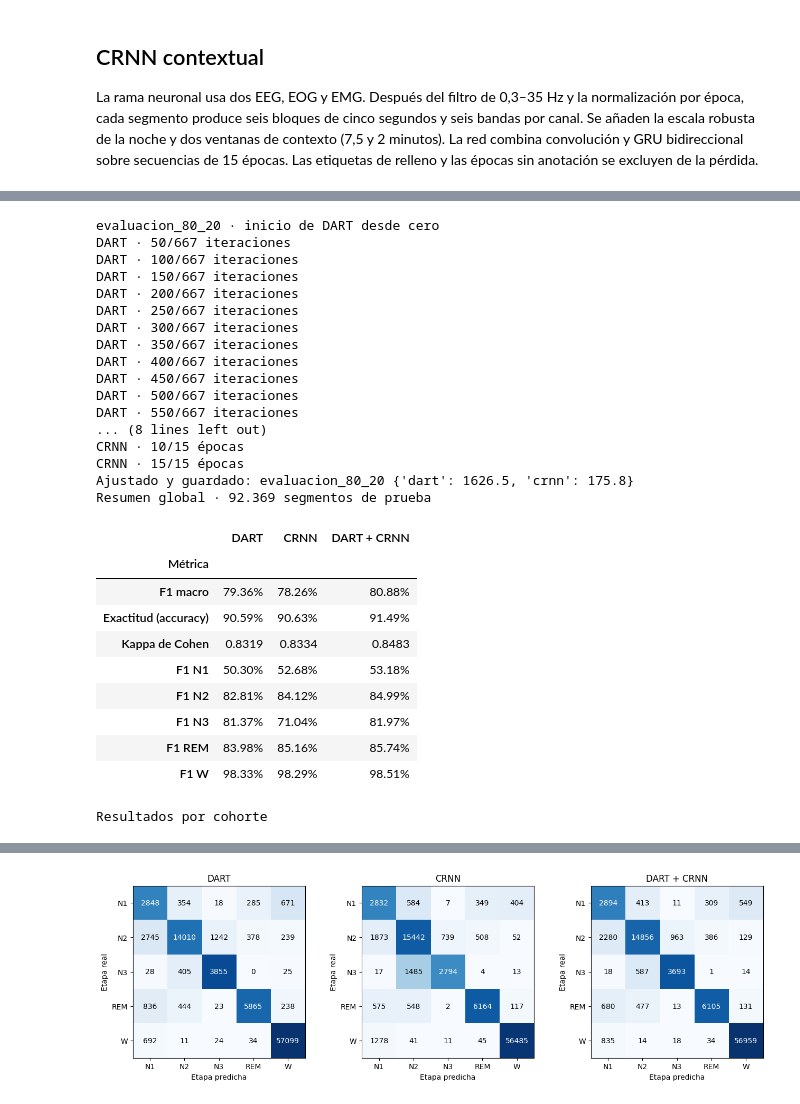
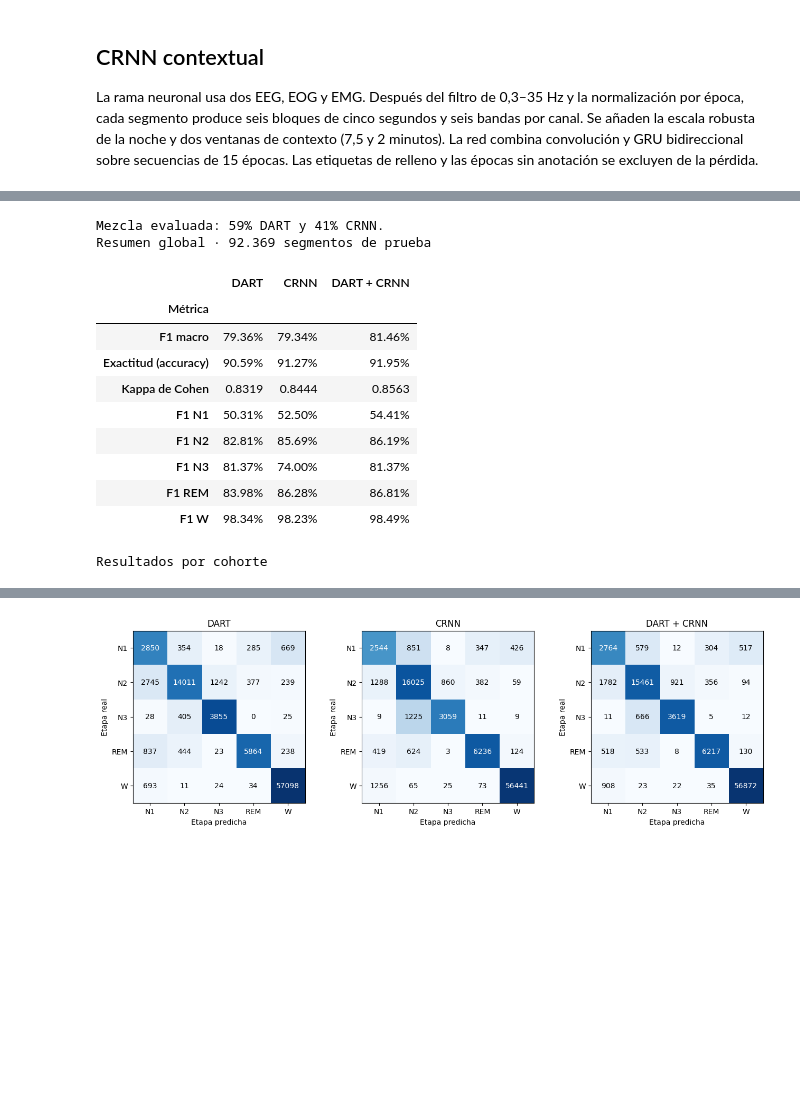
Before and after one commit to jcrkboy/micro-proyecto-grupo-7, a Jupyter notebook: Notebooks/dart_crnn_mixto.ipynb, the cells around one changed output, grey strips where cells are left out. Cells and saved outputs as stored; diff of their text form; code cells hidden in the pictures; blank space fills up the shorter version.

Commit message:
Publica el mixto seleccionado y su ajuste final con 100 personas

```diff
--- a/Notebooks/dart_crnn_mixto.ipynb
+++ b/Notebooks/dart_crnn_mixto.ipynb
@@ -250,8 +256,11 @@ La media geométrica ponderada asigna un 70 % a DART y un 30 % a la CRNN. Cada f
 # %%
-def combinar(p_dart, p_crnn):
+def combinar(p_dart, p_crnn, peso_dart):
     if p_dart.shape != p_crnn.shape:
         raise ValueError('Las probabilidades de ambas ramas deben estar alineadas.')
-    return softmax(.70*np.log(np.maximum(p_dart,1e-7)) + .30*np.log(np.maximum(p_crnn,1e-7)), axis=1)
+    if not 0 <= peso_dart <= 1:
+        raise ValueError('El peso de DART debe estar entre 0 y 1.')
+    peso_crnn = round(1 - peso_dart, 12)
+    return softmax(peso_dart*np.log(np.maximum(p_dart,1e-7)) + peso_crnn*np.log(np.maximum(p_crnn,1e-7)), axis=1)
 
 def sha256(path):
     with path.open('rb') as f:
@@ -372,7 +381,7 @@ def contrato(filas):
             'personas_entrenamiento':sorted(filas.subject_id.unique()),'segmentos_entrenamiento':len(filas),
             'clases':CLASES.tolist(),'columnas_dart':COLUMNAS,'parametros_dart':PARAMS,
             'preprocesamiento_crnn':prepro_crnn, 'preprocesamiento_dart':PERFILES, 'canales_crnn':CANALES, 'bandas_hz':BANDAS,
-            'epocas_crnn':EPOCAS_CRNN, 'entrada_crnn':[15,6,96],'desfases':DESFASES, 'fusion':{'tipo':'geometrica','dart':.70,'crnn':.30,'piso':1e-7}}
+            'epocas_crnn':EPOCAS_CRNN, 'entrada_crnn':[15,6,96],'desfases':DESFASES, 'fusion':{'tipo':'geometrica','dart':PESO_DART,'crnn':round(1-PESO_DART,12),'piso':1e-7}}
 
 def cargar(manifiesto):
     info = json.loads(manifiesto.read_text('utf8'))
@@ -397,6 +406,10 @@ def guardar(nombre, filas, dart, red, origen, segundos):
         archivos[rama] = {'nombre':ruta.name,'sha256':checksum}
     spec = contrato(filas)
     info = dict(contrato=spec,firma=huella_json(spec),archivos=archivos,origen=origen,tiempos_s=segundos)
+    info['version_experimento'] = VERSION
+    info['hiperparametros_seleccionados'] = (EXPERIMENTO/'hiperparametros.json').relative_to(ROOT).as_posix()
+    if nombre == 'final_100':
+        info['seleccion_fusion'] = (EXPERIMENTO/'fusion.json').relative_to(ROOT).as_posix()
     temporal = carpeta/(uuid4().hex+'.tmp')
     temporal.write_text(json.dumps(info,ensure_ascii=False,indent=2),encoding='utf8')
     temporal.replace(carpeta/'manifest.json')
@@ -413,6 +426,18 @@ def ajustar_y_guardar(nombre, filas):
     guardar(nombre,filas,dart,red,'Ajuste con las personas del manifiesto',segundos)
     print('Ajustado y guardado:',nombre,{k:round(v,1) for k,v in segundos.items()})
     return cargar(destino)
+
+def leer_mezcla_seleccionada(ficha_80, obligatoria):
+    ruta = EXPERIMENTO/'fusion.json'
+    if ruta.is_file():
+        seleccion = json.loads(ruta.read_text('utf8'))
+        huellas_modelos = {k:v['sha256'] for k,v in ficha_80['archivos'].items()}
+        if (seleccion['version'] == VERSION and seleccion['iteraciones_dart'] == ITERACIONES_DART
+                and seleccion['epocas_crnn'] == EPOCAS_CRNN and seleccion['sha256_pesos'] == huellas_modelos):
+            return seleccion
+    if obligatoria:
+        raise ValueError('Se requiere una selección de mezcla verificada sobre los modelos 80/20 de esta versión.')
+    return None
 # %% [markdown]
 ## Evaluación sobre el 20 % reservado
 
@@ -420,57 +467,57 @@ El **resumen global** reúne las noches de las 20 personas reservadas de Telemet
 # %%
-dart_eval, crnn_eval, ficha_eval = ajustar_y_guardar('evaluacion_80_20',train)
+seleccion_fusion = leer_mezcla_seleccionada(ficha_eval, obligatoria=False)
+PESO_DART = seleccion_fusion['porcentaje_dart']/100 if seleccion_fusion else .70
+print(f'Mezcla evaluada: {PESO_DART:.0%} DART y {1-PESO_DART:.0%} CRNN.')
 p_dart = dart_eval.predict(X.loc[test.index],num_threads=4)
 p_crnn = np.empty_like(p_dart)
 for rid,g in test.groupby('record_id'):
     p_crnn[test.index.get_indexer(g.index)] = prob_crnn(crnn_eval,entradas[rid])[g.epoch_index]
-p_fusion = combinar(p_dart,p_crnn)
+p_fusion = combinar(p_dart,p_crnn,PESO_DART)
 resultados = test.copy()
 modelos = ['DART','CRNN','DART + CRNN']
 for modelo, p in zip(modelos,[p_dart,p_crnn,p_fusion]):
     np.testing.assert_allclose(p.sum(axis=1),1,atol=1e-6)
     resultados[modelo] = CLASES[p.argmax(axis=1)]
 def metricas(g):
     return pd.DataFrame([[f1_score(g.etapa,g[m],labels=CLASES,average='macro',zero_division=0),
                           accuracy_score(g.etapa,g[m]),cohen_kappa_score(g.etapa,g[m])] for m in modelos],
                         index=modelos,columns=['F1 macro','Exactitud','Kappa'])
 globales = metricas(resultados).rename(columns={'Exactitud':'Exactitud (accuracy)', 'Kappa':'Kappa de Cohen'}).T
 f1_etapas = pd.DataFrame(
     {m: f1_score(resultados.etapa, resultados[m], labels=CLASES, average=None, zero_division=0) for m in modelos},
     index=[f'F1 {etapa}' for etapa in CLASES],
 )
 resumen_prueba = pd.concat([globales, f1_etapas]).rename_axis('Métrica')
 print(f'Resumen global · {len(resultados):,} segmentos de prueba'.replace(',', '.'))
 display(resumen_prueba.style.format('{:.2%}').format('{:.4f}', subset=pd.IndexSlice[['Kappa de Cohen'], :]))
 print('Resultados por cohorte')
 display(pd.concat({k:metricas(g) for k,g in resultados.groupby('cohorte')}, names=['Cohorte','Modelo']).round(5))
+
+if seleccion_fusion is not None:
+    np.testing.assert_allclose(globales.loc['F1 macro','DART + CRNN'],
+                               seleccion_fusion['seleccion']['f1_macro'], rtol=0, atol=1e-10)
+    display(pd.DataFrame({'Referencia 70/30':seleccion_fusion['referencia_70_30'],
+                          'Mezcla seleccionada':seleccion_fusion['seleccion']}).round(5))
+    ficha_eval['contrato']['fusion'].update(dart=PESO_DART, crnn=round(1-PESO_DART,12))
+    ficha_eval['firma'] = huella_json(ficha_eval['contrato'])
+    ficha_eval['seleccion_fusion'] = (EXPERIMENTO/'fusion.json').relative_to(ROOT).as_posix()
+    manifiesto = STORE/'evaluacion_80_20/manifest.json'
+    temporal = manifiesto.parent/(uuid4().hex+'.tmp')
+    temporal.write_text(json.dumps(ficha_eval,ensure_ascii=False,indent=2),encoding='utf8')
+    temporal.replace(manifiesto)
 # %% [output]
-evaluacion_80_20 · inicio de DART desde cero
-DART · 50/667 iteraciones
-DART · 100/667 iteraciones
-DART · 150/667 iteraciones
-DART · 200/667 iteraciones
-DART · 250/667 iteraciones
-DART · 300/667 iteraciones
-DART · 350/667 iteraciones
-DART · 400/667 iteraciones
-DART · 450/667 iteraciones
-DART · 500/667 iteraciones
-DART · 550/667 iteraciones
-... (8 lines left out)
-CRNN · 10/15 épocas
-CRNN · 15/15 épocas
-Ajustado y guardado: evaluacion_80_20 {'dart': 1626.5, 'crnn': 175.8}
+Mezcla evaluada: 59% DART y 41% CRNN.
 Resumen global · 92.369 segmentos de prueba
 |  | DART | CRNN | DART + CRNN |
 | Métrica |  |  |  |
-| F1 macro | 79.36% | 78.26% | 80.88% |
-| Exactitud (accuracy) | 90.59% | 90.63% | 91.49% |
-| Kappa de Cohen | 0.8319 | 0.8334 | 0.8483 |
-| F1 N1 | 50.30% | 52.68% | 53.18% |
-| F1 N2 | 82.81% | 84.12% | 84.99% |
-| F1 N3 | 81.37% | 71.04% | 81.97% |
-| F1 REM | 83.98% | 85.16% | 85.74% |
-| F1 W | 98.33% | 98.29% | 98.51% |
+| F1 macro | 79.36% | 79.34% | 81.46% |
+| Exactitud (accuracy) | 90.59% | 91.27% | 91.95% |
+| Kappa de Cohen | 0.8319 | 0.8444 | 0.8563 |
+| F1 N1 | 50.31% | 52.50% | 54.41% |
+| F1 N2 | 82.81% | 85.69% | 86.19% |
+| F1 N3 | 81.37% | 74.00% | 81.37% |
+| F1 REM | 83.98% | 86.28% | 86.81% |
+| F1 W | 98.34% | 98.23% | 98.49% |
 Resultados por cohorte
 |  |  | F1 macro | Exactitud | Kappa |
 | Cohorte | Modelo |  |  |  |
```
Also changed, not shown: parts of 10 cells of this notebook, 1 other file.
